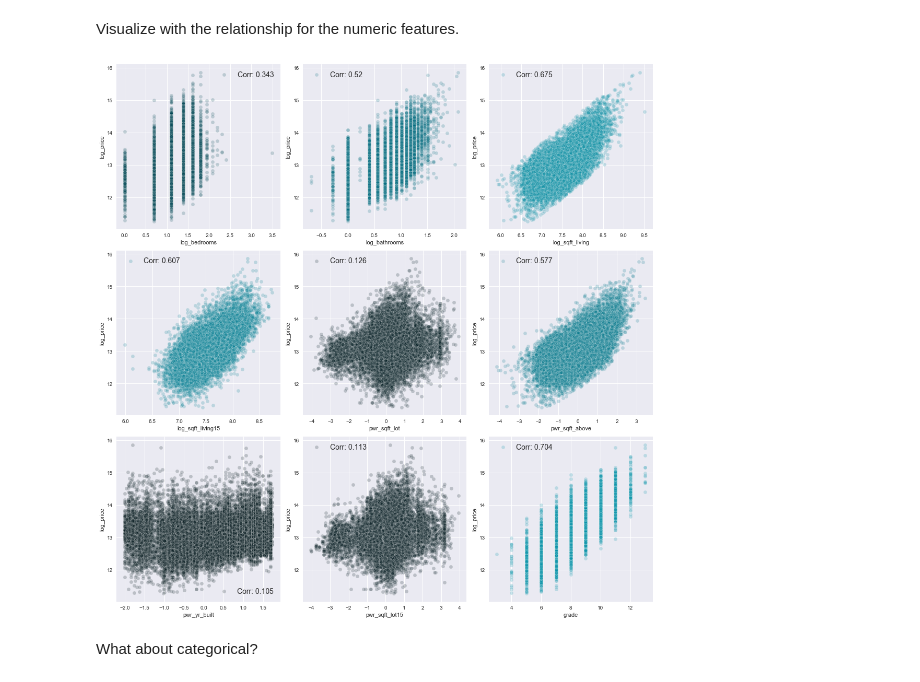
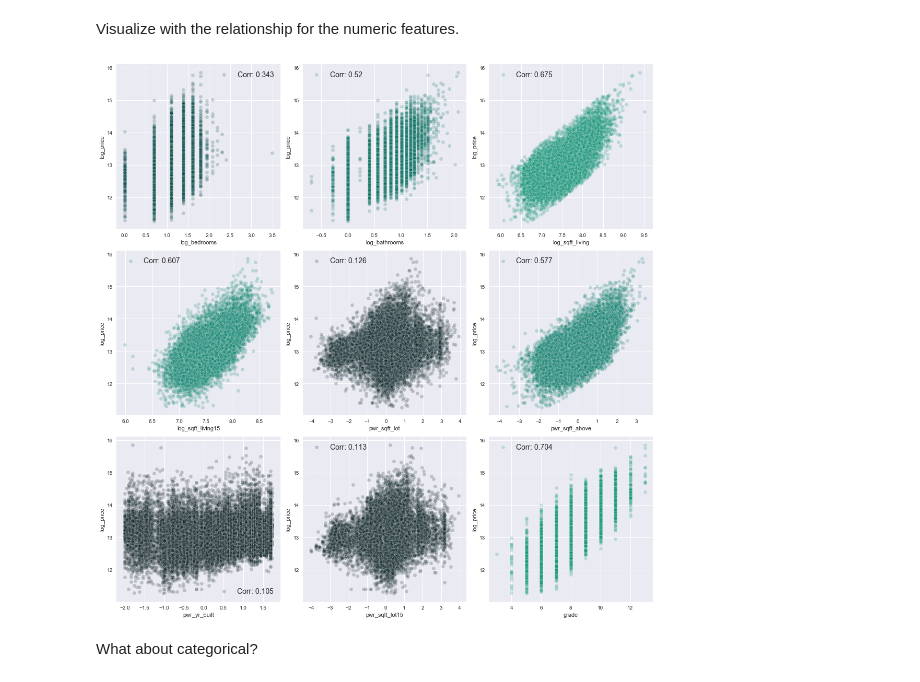
Before and after one commit to Patrickbfuller/lin_reg_tutorial, a Jupyter notebook: linear_regression.ipynb, the cells around one changed output. Saved outputs shown, nothing was run; the diff lists cells and outputs as text; code cells hidden in the pictures.

```diff
--- a/linear_regression.ipynb
+++ b/linear_regression.ipynb
@@ -536,22 +536,22 @@ Visualize with the relationship for the numeric features.
 # %%
 n = 1
 plt.figure(figsize=(15,15))
 for col in df_tfm.drop('log_price', axis=1):
     plt.subplot(3,3,n)
     n+=1
     corr = df_tfm.corr().log_price[col]
-    color = np.array([0,0.8,0.9 ** corr]) * corr
+    color = np.array([0,0.8,0.5 ** corr]) * corr
     sns.scatterplot(
         x=df_tfm[col],
         y=df_tfm['log_price'],
         color=color,
         alpha=0.2,
         label=f'Corr: {round(corr,3)}'
     )
     plt.legend(prop={'size':14})
 plt.tight_layout()
 # %% [output]
-[figure, old version]
+[figure, new version]
 # %% [markdown]
 What about categorical?
 # %%
```
Also changed, not shown: parts of 7 cells of this notebook.
